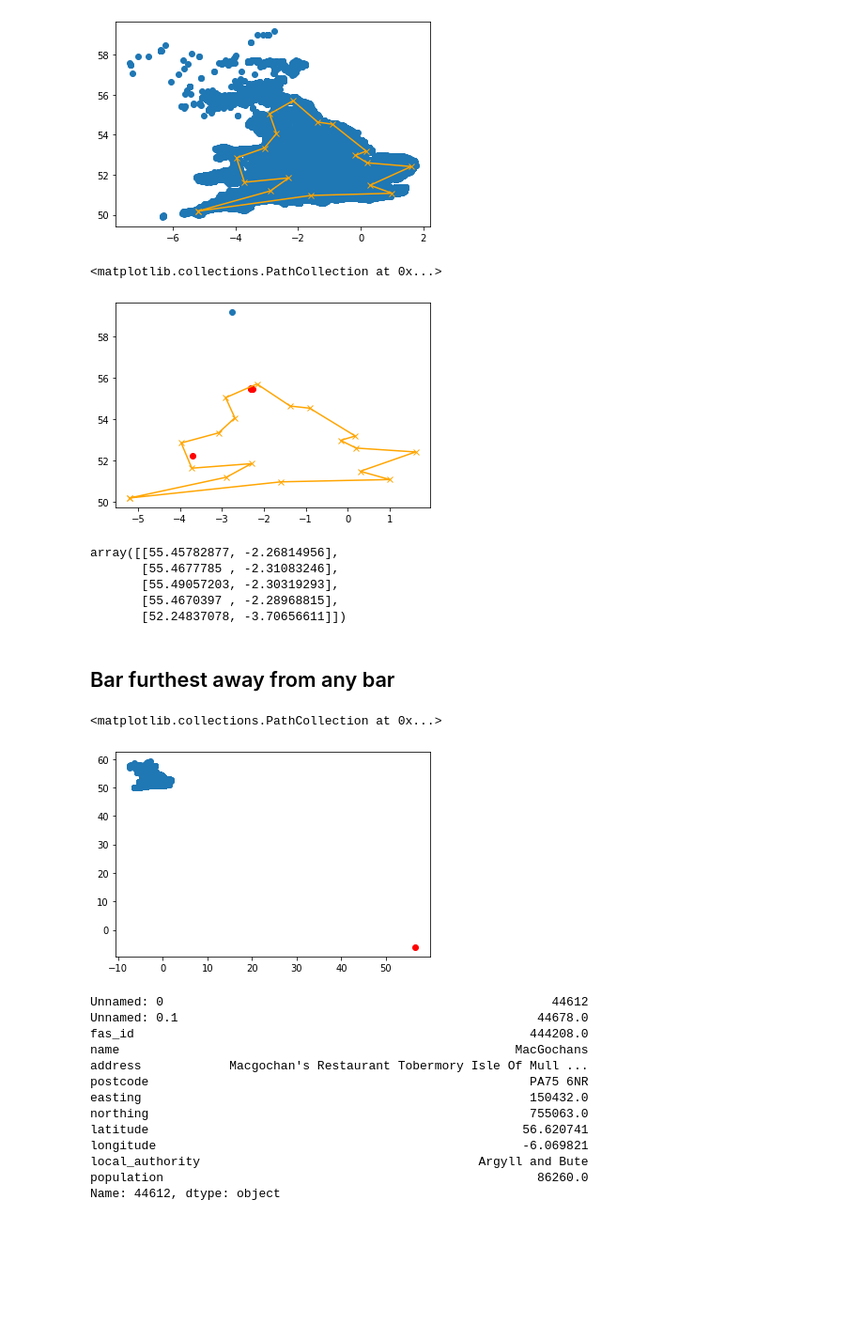
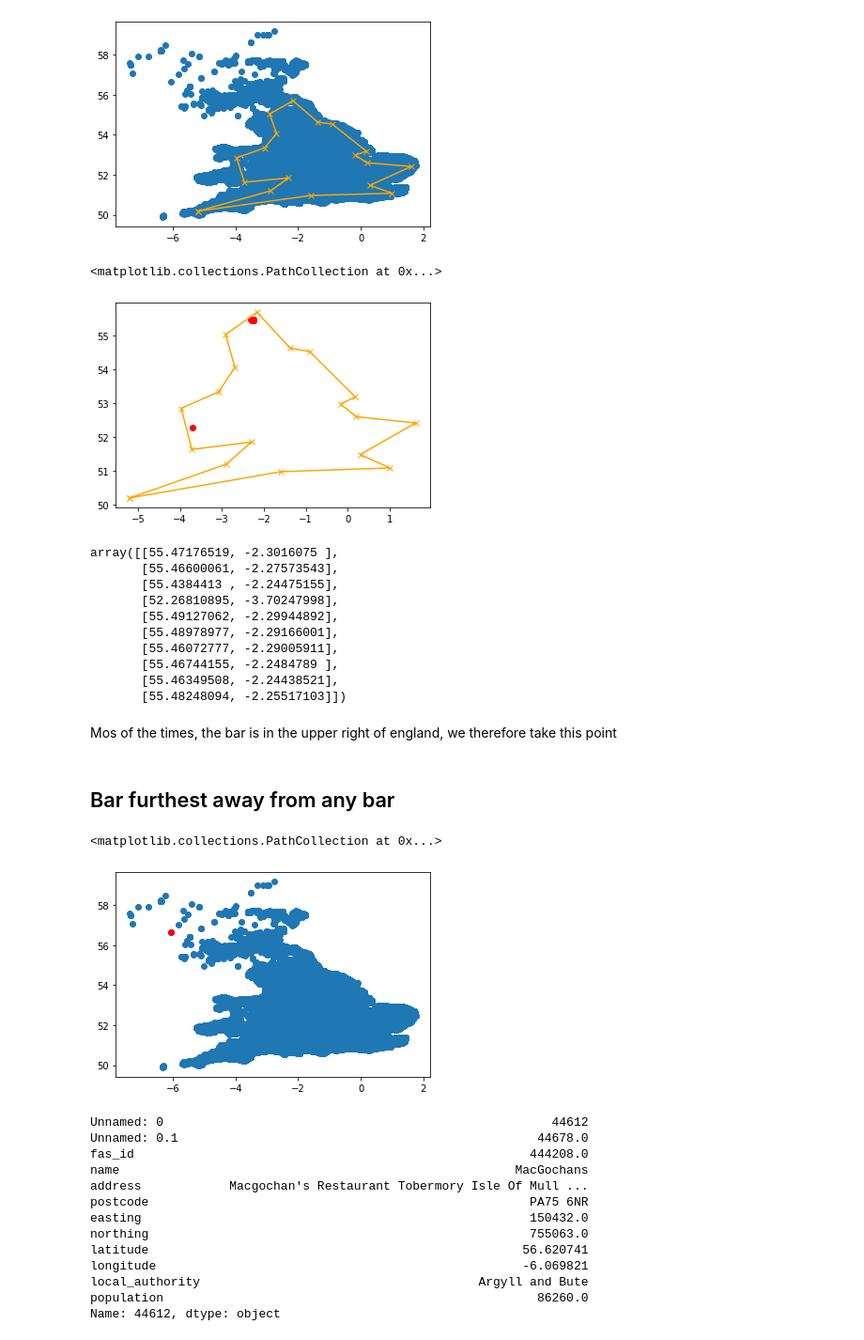
Before and after one commit to com-480-data-visualization/datavis-project-2022-alendro_and_the_aleandros, a Jupyter notebook: Finding_facts.ipynb, the cells around one changed output. Shown: that part at 94% size. Cells and saved outputs as stored; diff of their text form; code cells hidden in the pictures; blank space fills up the shorter version.

```diff
--- a/Finding_facts.ipynb
+++ b/Finding_facts.ipynb
@@ -81,9 +81,10 @@ bars_location = np.array(list(zip(y,x)))
 # %%
 
 nb_random_points = 5000
-radius = [0.08, 0.001] #decreasing radius size to create second zone where we create points
+radius = 0.08 #decreasing radius size to create second zone where we create points
 keep_point = []
-nb_runs = 5
+nb_runs = 10
+
 for i in range(nb_runs):
     poly = Polygon(boundaries)
     iteration = 0
@@ -97,23 +98,29 @@ for i in range(nb_runs):
         furthest_point = points[np.argmax(distances)] #Finds the max min distance
         iteration +=1
     keep_point.append(furthest_point)
+
+keep_point = np.array(keep_point)
 # %%
 plt.plot(boundaries[:,1], boundaries[:,0], marker = 'x', c = 'orange')#
-#plt.scatter(x, y)
-keep_point = np.array(keep_point)
 plt.scatter(x = keep_point[:,1], y = keep_point[:,0], c='red')
-plt.scatter(x = x[47176], y = y[47176])
 # %% [output]
 <matplotlib.collections.PathCollection at 0x...>
-[figure, old version]
+[figure, new version]
 # %%
 keep_point
 # %% [output]
-array([[55.45782877, -2.26814956],
-       [55.4677785 , -2.31083246],
-       [55.49057203, -2.30319293],
-       [55.4670397 , -2.28968815],
-       [52.24837078, -3.70656611]])
+array([[55.47176519, -2.3016075 ],
+       [55.46600061, -2.27573543],
+       [55.4384413 , -2.24475155],
+       [52.26810895, -3.70247998],
+       [55.49127062, -2.29944892],
+       [55.48978977, -2.29166001],
+       [55.46072777, -2.29005911],
+       [55.46744155, -2.2484789 ],
+       [55.46349508, -2.24438521],
+       [55.48248094, -2.25517103]])
+# %% [markdown]
+Mos of the times, the bar is in the upper right of england, we therefore take this point
 # %% [markdown]
 ## Bar furthest away from any bar
 # %%
@@ -129,10 +136,10 @@ for i in tqdm(range(len(x))):
 furthest_pub_away = bars_location[distances.argmax()]
 # %%
 plt.scatter(x, y)
-plt.scatter(x = furthest_pub_away[0], y = furthest_pub_away[1], color = 'red')
+plt.scatter(x = furthest_pub_away[1], y = furthest_pub_away[0], color = 'red')
 # %% [output]
 <matplotlib.collections.PathCollection at 0x...>
-[figure, old version]
+[figure, new version]
 # %%
 pubs.iloc[distances.argmax()]
 # %% [output]
```
Also changed, not shown: parts of 17 cells of this notebook, 2 other files.
